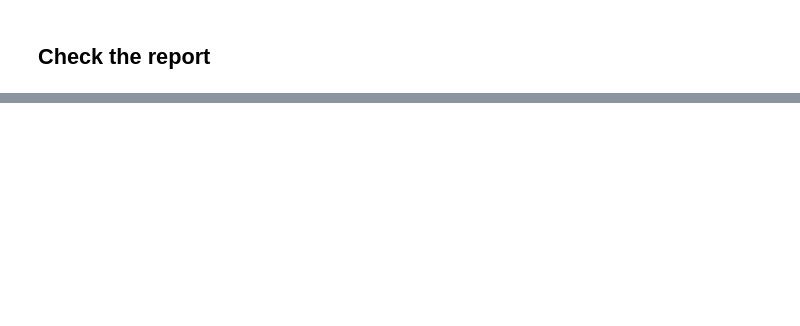
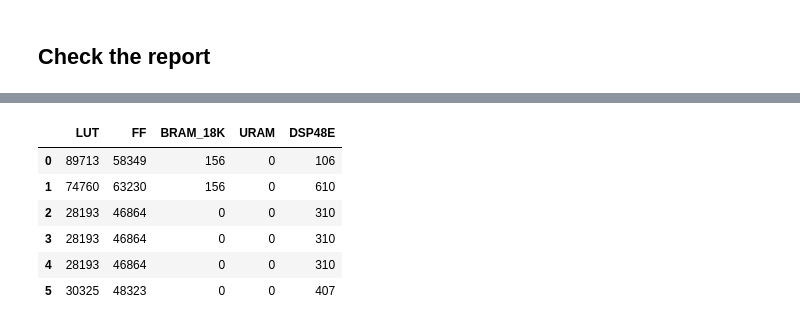
Before and after one commit to fastmachinelearning/ml-quantum-readout, a Jupyter notebook: notebooks/workflow_h8.ipynb, the cells around one changed output, grey strips where cells are left out. Cells and saved outputs as stored; diff of their text form; code cells hidden in the pictures; blank space fills up the shorter version.

```diff
--- a/notebooks/workflow_h8.ipynb
+++ b/notebooks/workflow_h8.ipynb
@@ -616,3 +641,18 @@ Timing report not found.
+# %%
+df_syn = pd.DataFrame([reports['VivadoSynthReport']])
+syn_csv_file = 'syn_report.csv'
+syn_csv_file_exists = os.path.isfile(syn_csv_file)
+df_syn.to_csv(syn_csv_file, mode='a', index=False, header=not syn_csv_file_exists)
+df_syn_loaded = pd.read_csv(syn_csv_file)
+df_syn_loaded
+# %% [output]
+|  | LUT | FF | BRAM_18K | URAM | DSP48E |
+| 0 | 89713 | 58349 | 156 | 0 | 106 |
+| 1 | 74760 | 63230 | 156 | 0 | 610 |
+| 2 | 28193 | 46864 | 0 | 0 | 310 |
+| 3 | 28193 | 46864 | 0 | 0 | 310 |
+| 4 | 28193 | 46864 | 0 | 0 | 310 |
+| 5 | 30325 | 48323 | 0 | 0 | 407 |
 # %%
 hls4ml.report.read_vivado_report(output_dir)
 # %% [output]
```
Also changed, not shown: parts of 20 cells of this notebook, 1 other file.
